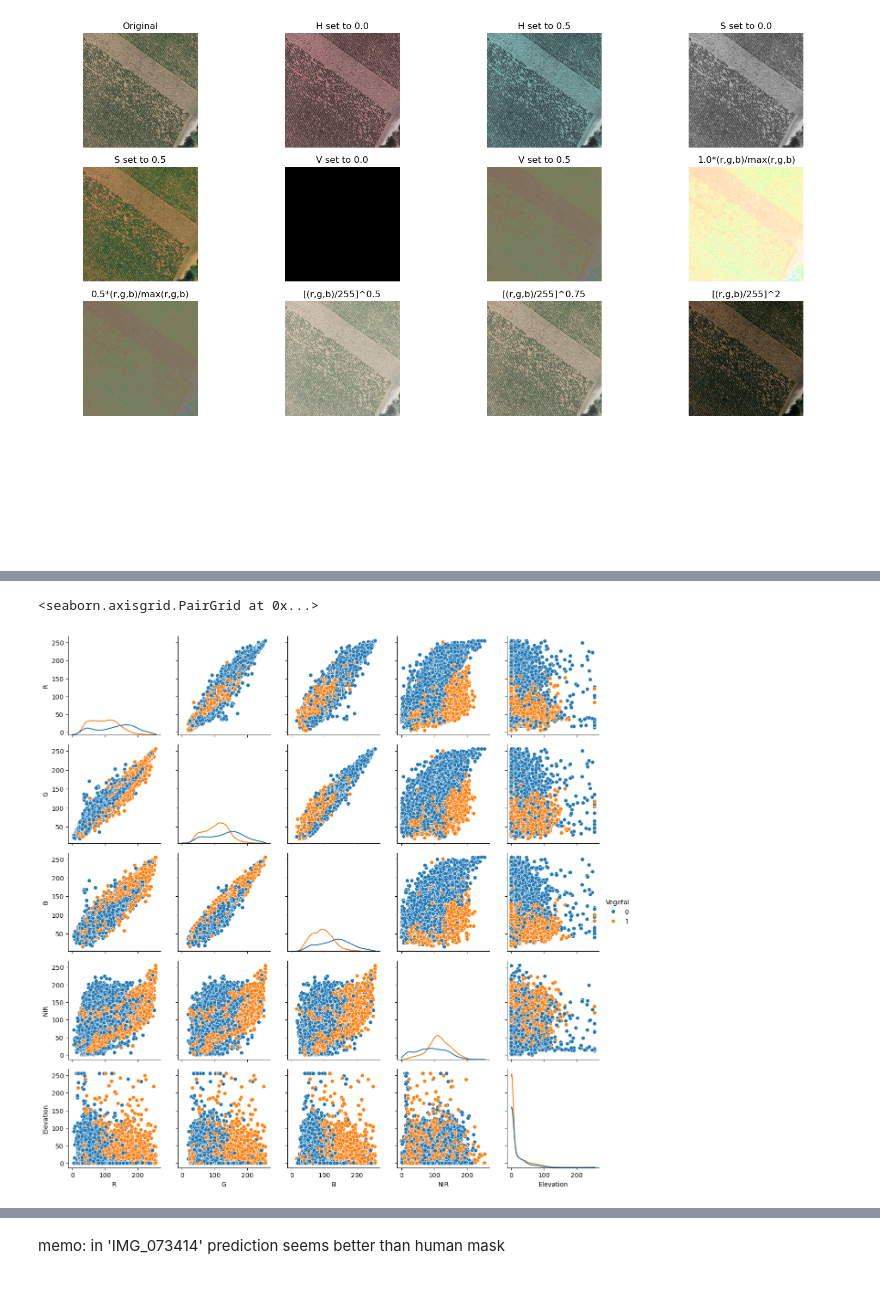
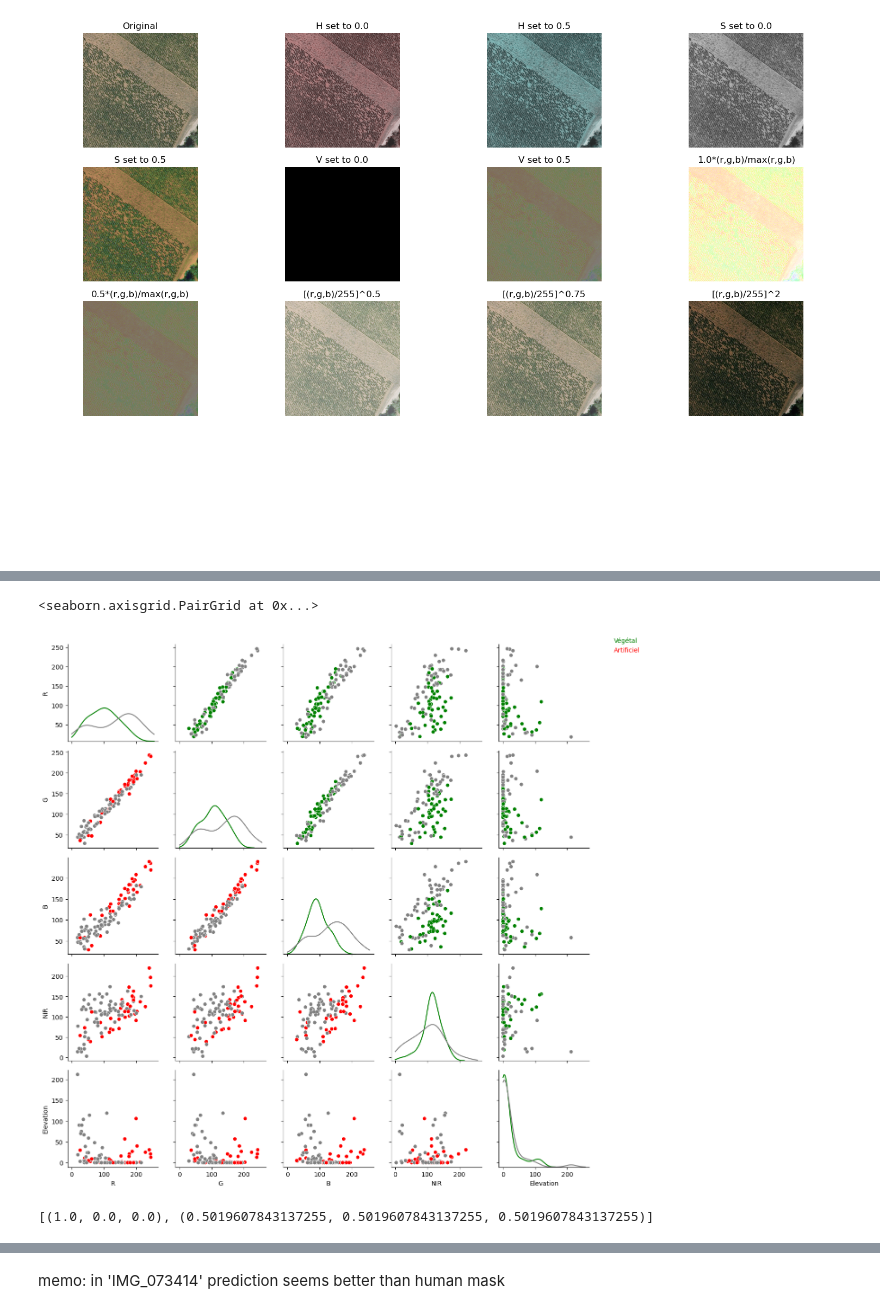
Before and after one commit to ChallengeDataTest/flairimages, a Jupyter notebook: src/explore.ipynb, the cells around one changed output, grey strips where cells are left out. Saved outputs shown, nothing was run; the diff lists cells and outputs as text; code cells hidden in the pictures.

```diff
--- a/src/explore.ipynb
+++ b/src/explore.ipynb
@@ -168,7 +166,7 @@ float64
 # %%
 # Here we make a sample of pixels in a dataset
 
-n_pixel_samples = 10000
+n_pixel_samples = 100
 # decide how many pixels we want per image in the dataset
 n_images_dataset = df.shape[0]
 # this is like draw a random image per desired pixel and sum by image
@@ -208,19 +206,18 @@ for i_image, n_pixels in tqdm(enumerate(pixels_per_image)):
 
     # get the image and mask
     image_file, mask_file = df.iloc[i_image][['image', 'mask']].values
-    with rasterio.open(image_file) as src:
-        img = src.read()
-        img = np.moveaxis(img, 0, -1)
-    with rasterio.open(mask_file) as src:
-        msk = src.read()
-        msk = np.moveaxis(msk, 0, -1)
+    img = skio.imread(image_file, plugin='tifffile')
+    msk = skio.imread(mask_file)
+
 
     # draw the pixels
     # get the pixels
     pixels_in_image = np.random.randint(low=0, high=img.shape[0]*img.shape[1], size=n_pixels)
     # get the pixels values
     img_pixels = img.reshape(-1, img.shape[2])[pixels_in_image, :]
-    msk_pixels = msk.reshape(-1, msk.shape[2])[pixels_in_image, :]
+    #msk_pixels = msk.reshape(-1, msk.shape[2])[pixels_in_image, :]
+    msk_pixels = msk.reshape(-1, 1)[pixels_in_image,:]
+
     # store the image number and the pixels values
     sample_pixel_image_loc[pixel_block_start:pixel_block_start+n_pixels] = i_image
     sample_pixels[pixel_block_start:pixel_block_start+n_pixels, :5] = img_pixels
@@ -231,7 +228,7 @@ for i_image, n_pixels in tqdm(enumerate(pixels_per_image)):
 pixel_df['image_loc'] = sample_pixel_image_loc
 pixel_df[['R', 'G', 'B', 'NIR', 'Elevation','Class']] = sample_pixels[:, :5+1]
 # add the artificial and vegetal columns
-pixel_df['Artificial'] = convert_to_artificial(conf=config, arr_2d=pixel_df['Class'])
-pixel_df['Vegetal'] = convert_to_vegetal(conf=config, arr_2d=pixel_df['Class'])
+pixel_df['Artificial'] = class_to_artificial(conf=config, arr=pixel_df['Class'])
+pixel_df['Vegetal'] = class_to_vegetal(conf=config, arr=pixel_df['Class'])
 # %% [output]
 <class 'pandas.core.frame.DataFrame'>
@@ -253,8 +250,4 @@ memory usage: 156.4 KB
 None
-# %%
-# add the artificial and vegetal columns
-pixel_df['Artificial'] = convert_to_artificial(conf=config,arr_2d=pixel_df['Class'])
-pixel_df['Vegetal'] = convert_to_vegetal(conf=config,arr_2d=pixel_df['Class'])
 # %%
 pixel_df.info()
 # %% [output]
@@ -313,14 +302,24 @@ pixel_df.groupby(by=['Artificial']).mean()
 # %%
 vars = ['R', 'G', 'B', 'NIR', 'Elevation']
-g=sns.PairGrid(data=pixel_df, vars=vars, hue='Vegetal', )
+vegetal_palette = sns.color_palette(["grey","green"])
+artificial_palette = sns.color_palette(["grey","red"])
+g=sns.PairGrid(data=pixel_df, vars=vars, hue='Vegetal', palette=vegetal_palette)
+
 g.map_diag(sns.kdeplot, clip=[0,256])
-g.map_upper(sns.scatterplot,hue = pixel_df.Vegetal)
-g.map_lower(sns.scatterplot,hue = pixel_df.Artificial)
-
-g.add_legend()
+#
+g.map_upper(sns.scatterplot,hue = pixel_df.Vegetal, palette=vegetal_palette)
+#
+g.map_lower(sns.scatterplot,hue = pixel_df.Artificial, palette=artificial_palette)
+#
+# add legend for upper plots hue
+g.add_legend(label_order=['Végétal','Artificiel'], labelcolor=['green','red'], title='', loc='upper right')
 # %% [output]
 <seaborn.axisgrid.PairGrid at 0x...>
-[figure, old version]
+[figure, new version]
+# %%
+sns.color_palette(["red","grey"])
+# %% [output]
+[(1.0, 0.0, 0.0), (0.5019607843137255, 0.5019607843137255, 0.5019607843137255)]
 # %%
 # make logist regression of artificial~R+G+B+NIR+Elevation
 def make_logistic_regression(X_train, X_test, y_train, y_test):
```
Also changed, not shown: parts of 12 cells of this notebook, 6 other files.
